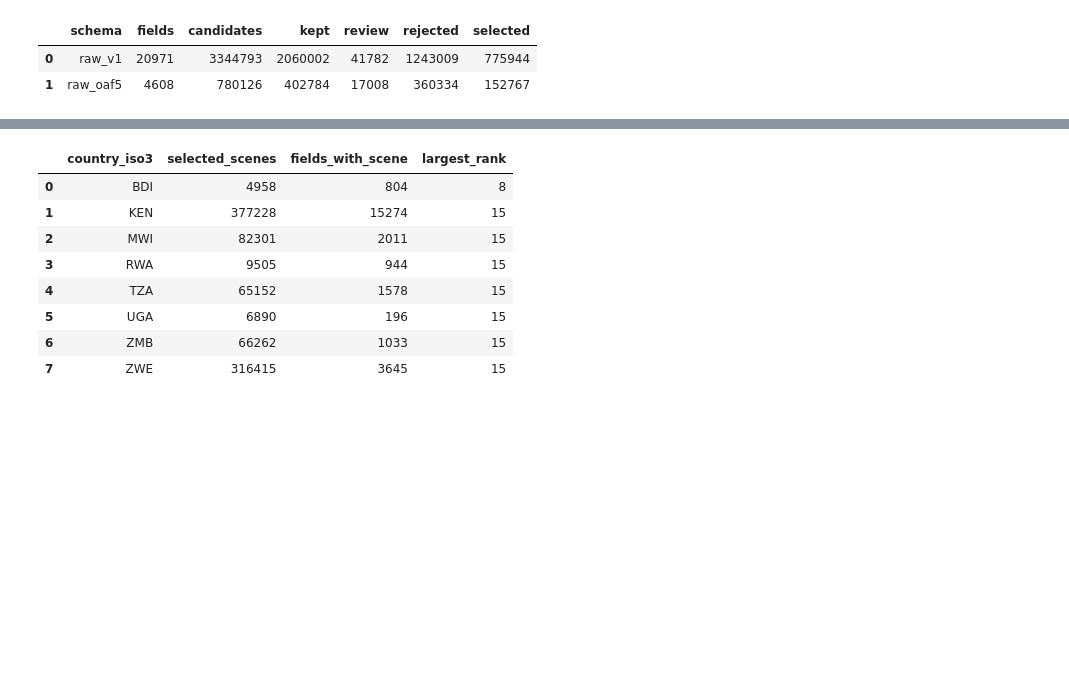
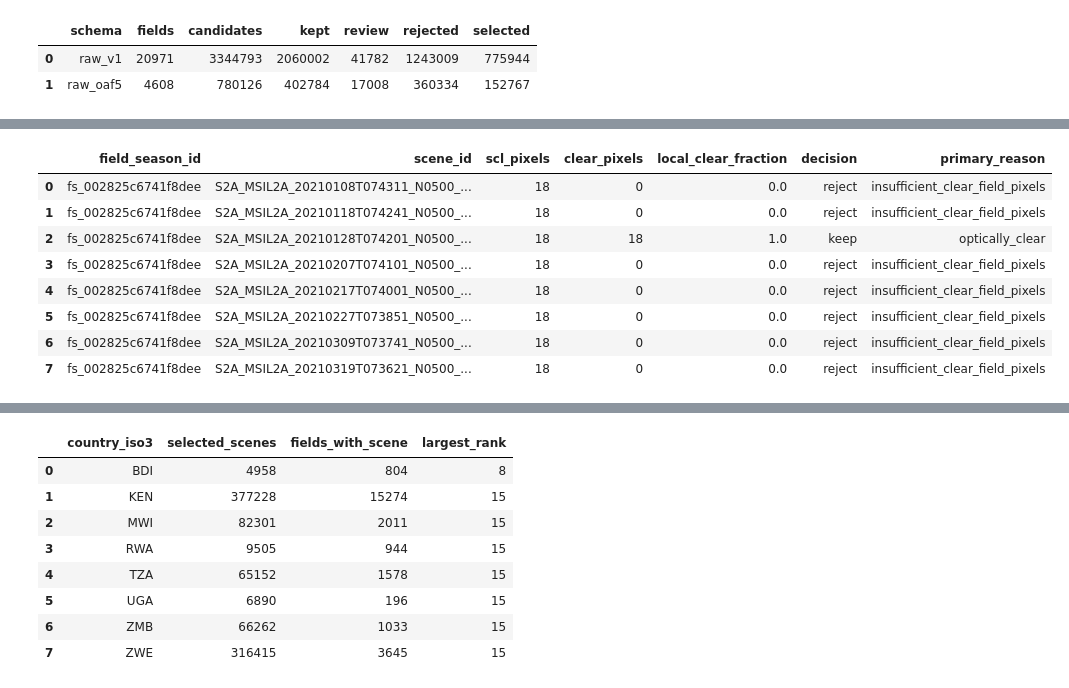
Before and after one commit to JinZida/DSC291DSSD, a Jupyter notebook: notebook/Allen/top15_cleaning.ipynb, the cells around one changed output, grey strips where cells are left out. Saved outputs shown, nothing was run; the diff lists cells and outputs as text; code cells hidden in the pictures; blank space fills up the shorter version.

```diff
--- a/notebook/Allen/top15_cleaning.ipynb
+++ b/notebook/Allen/top15_cleaning.ipynb
@@ -76,3 +111,11 @@ display(pd.DataFrame([{"schema":s,"fields":x["scope_fields"],"candidates":x["can
 |  | schema | fields | candidates | kept | review | rejected | selected |
 | 0 | raw_v1 | 20971 | 3344793 | 2060002 | 41782 | 1243009 | 775944 |
 | 1 | raw_oaf5 | 4608 | 780126 | 402784 | 17008 | 360334 | 152767 |
+# %%
+decision_paths=[str(OUT/f"top15_dev_{s}/scene_decisions.parquet") for s in SCHEMAS]
+reasons=con.execute("""
+SELECT geometry_type,decision,primary_reason,count(*) AS candidates
+FROM read_parquet(?) GROUP BY 1,2,3 ORDER BY 1,2,4 DESC
+""",[decision_paths]).df()
+display(reasons)
+print("Candidate rows examined:",int(reasons.candidates.sum()))
@@ -78,0 +136,20 @@ display(pd.DataFrame([{"schema":s,"fields":x["scope_fields"],"candidates":x["can
+# %%
+poly=con.execute("""
+SELECT field_season_id,scene_id,scl_pixels,clear_pixels,
+       local_clear_fraction,decision,primary_reason
+FROM read_parquet(?)
+WHERE geometry_type='polygon' AND scl_pixels>=3
+ORDER BY field_season_id,scene_id LIMIT 8
+""",[decision_paths[0]]).df()
+display(poly)
+assert ((poly.clear_pixels/poly.scl_pixels-poly.local_clear_fraction).abs()<1e-9).all()
+# %% [output]
+|  | field_season_id | scene_id | scl_pixels | clear_pixels | local_clear_fraction | decision | primary_reason |
+| 0 | fs_002825c6741f8dee | S2A_MSIL2A_20210108T074311_N0500_... | 18 | 0 | 0.0 | reject | insufficient_clear_field_pixels |
+| 1 | fs_002825c6741f8dee | S2A_MSIL2A_20210118T074241_N0500_... | 18 | 0 | 0.0 | reject | insufficient_clear_field_pixels |
+| 2 | fs_002825c6741f8dee | S2A_MSIL2A_20210128T074201_N0500_... | 18 | 18 | 1.0 | keep | optically_clear |
+| 3 | fs_002825c6741f8dee | S2A_MSIL2A_20210207T074101_N0500_... | 18 | 0 | 0.0 | reject | insufficient_clear_field_pixels |
+| 4 | fs_002825c6741f8dee | S2A_MSIL2A_20210217T074001_N0500_... | 18 | 0 | 0.0 | reject | insufficient_clear_field_pixels |
+| 5 | fs_002825c6741f8dee | S2A_MSIL2A_20210227T073851_N0500_... | 18 | 0 | 0.0 | reject | insufficient_clear_field_pixels |
+| 6 | fs_002825c6741f8dee | S2A_MSIL2A_20210309T073741_N0500_... | 18 | 0 | 0.0 | reject | insufficient_clear_field_pixels |
+| 7 | fs_002825c6741f8dee | S2A_MSIL2A_20210319T073621_N0500_... | 18 | 0 | 0.0 | reject | insufficient_clear_field_pixels |
```
Also changed, not shown: parts of 18 cells of this notebook, 2 other files.
